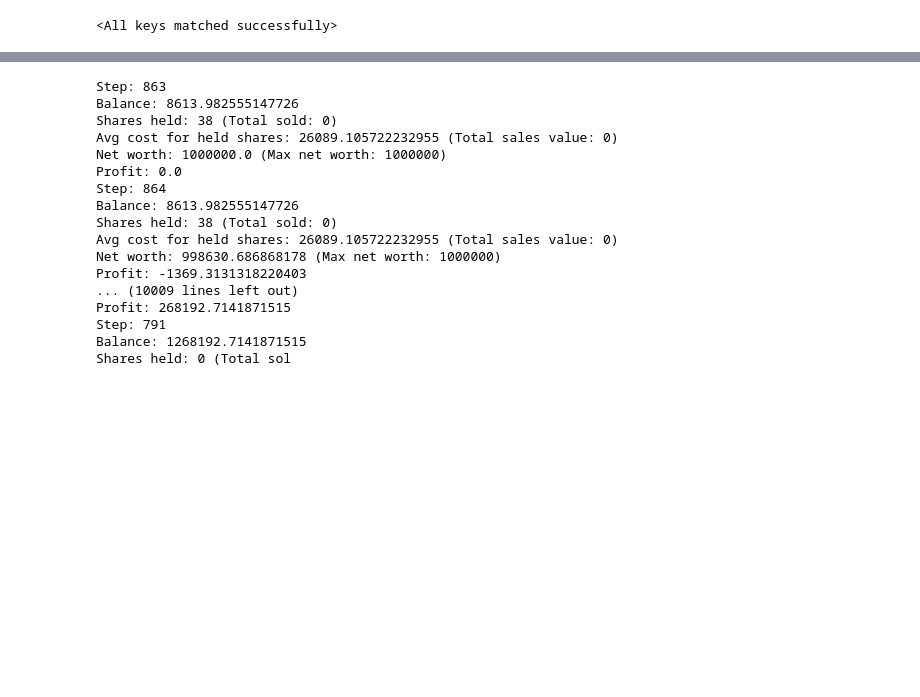
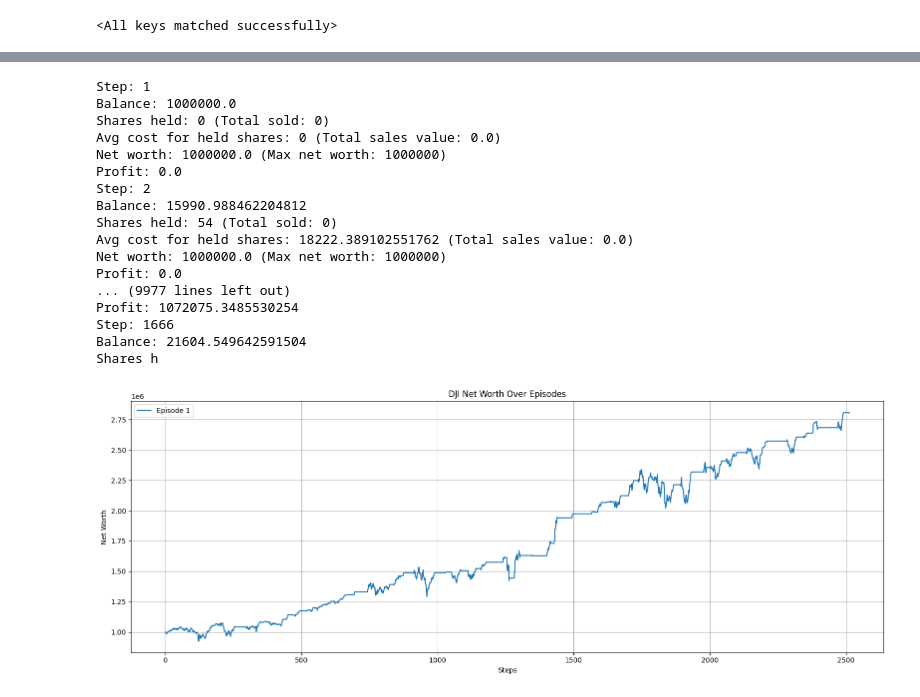
Before and after one commit to MRR20/major_project, a Jupyter notebook: model_test.ipynb, the cells around one changed output, grey strips where cells are left out. Cells and saved outputs as stored; diff of their text form; code cells hidden in the pictures; blank space fills up the shorter version.

```diff
--- a/model_test.ipynb
+++ b/model_test.ipynb
@@ -765,8 +765,8 @@ class StockTradingEnv(gym.Env):
         self.rewards = []
 
         # set random current step
-        self.current_step = random.randint(1, len(self.df.loc[:, "Open"].values) - 1)
-        # self.current_step = 0
+        # self.current_step = random.randint(1, len(self.df.loc[:, "Open"].values) - 1)
+        self.current_step = 0
 
         return self._next_observation(), {}
 
@@ -1099,7 +1081,7 @@ average_profitability_per_trade = []
 net_worth_logs = []
 rewards_list = []
 
-episodes = 5
+episodes = 1
 
 for ep in range(episodes):
     obs = env.reset()
@@ -1155,23 +1137,23 @@ print(f"Collected Average Profitability Per Trade (%): {average_profitability_pe
 print(f"Collected Sharpe Ratios: {sharpe_ratio}")
 print(f"Collected Sorinto Ratios: {sorinto_ratio}")
 # %% [output]
-Step: 863
-Balance: 8613.982555147726
-Shares held: 38 (Total sold: 0)
-Avg cost for held shares: 26089.105722232955 (Total sales value: 0)
+Step: 1
+Balance: 1000000.0
+Shares held: 0 (Total sold: 0)
+Avg cost for held shares: 0 (Total sales value: 0.0)
 Net worth: 1000000.0 (Max net worth: 1000000)
 Profit: 0.0
-Step: 864
-Balance: 8613.982555147726
-Shares held: 38 (Total sold: 0)
-Avg cost for held shares: 26089.105722232955 (Total sales value: 0)
-Net worth: 998630.686868178 (Max net worth: 1000000)
-Profit: -1369.3131318220403
-... (10009 lines left out)
-Profit: 268192.7141871515
-Step: 791
-Balance: 1268192.7141871515
-Shares held: 0 (Total sol
+Step: 2
+Balance: 15990.988462204812
+Shares held: 54 (Total sold: 0)
+Avg cost for held shares: 18222.389102551762 (Total sales value: 0.0)
+Net worth: 1000000.0 (Max net worth: 1000000)
+Profit: 0.0
+... (9977 lines left out)
+Profit: 1072075.3485530254
+Step: 1666
+Balance: 21604.549642591504
+Shares h
 # %%
 import plotly.graph_objects as go
 
@@ -1192,6 +1174,23 @@ fig.update_layout(
 )
 
 fig.show()
+# %%
+import matplotlib.pyplot as plt
+
+plt.figure(figsize=(16, 6))
+
+for i, episode_log in enumerate(net_worth_logs):
+    plt.plot(range(len(episode_log)), episode_log, label=f'Episode {i+1}')
+
+plt.title(f'{company_name} Net Worth Over Episodes')
+plt.xlabel('Steps')
+plt.ylabel('Net Worth')
+plt.legend()
+plt.grid(True)
+plt.tight_layout()
+plt.show()
+# %% [output]
+[figure, added]
 # %%
 x = np.mean(sharpe_ratio)
 x
```
Also changed, not shown: parts of 10 cells of this notebook, 1 other file.
